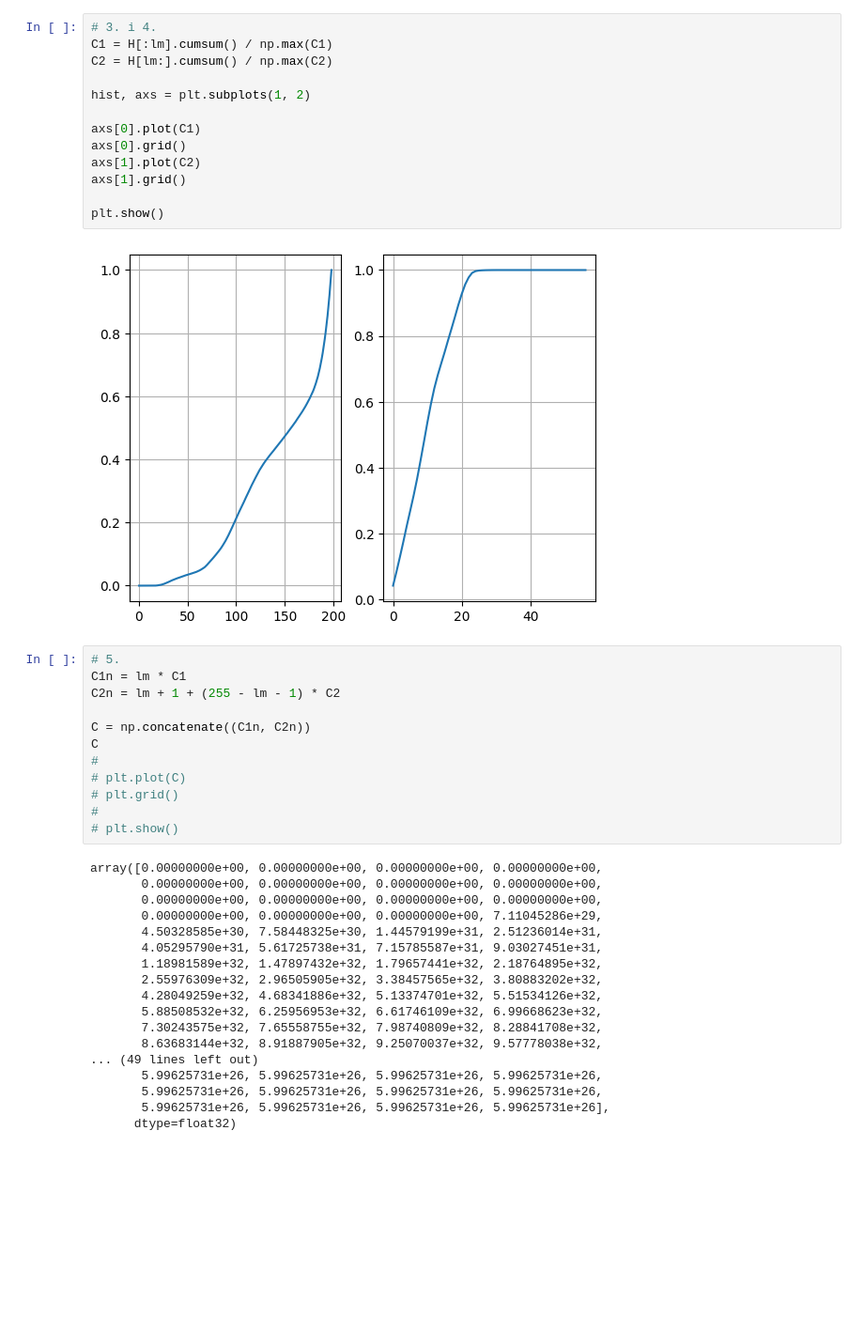
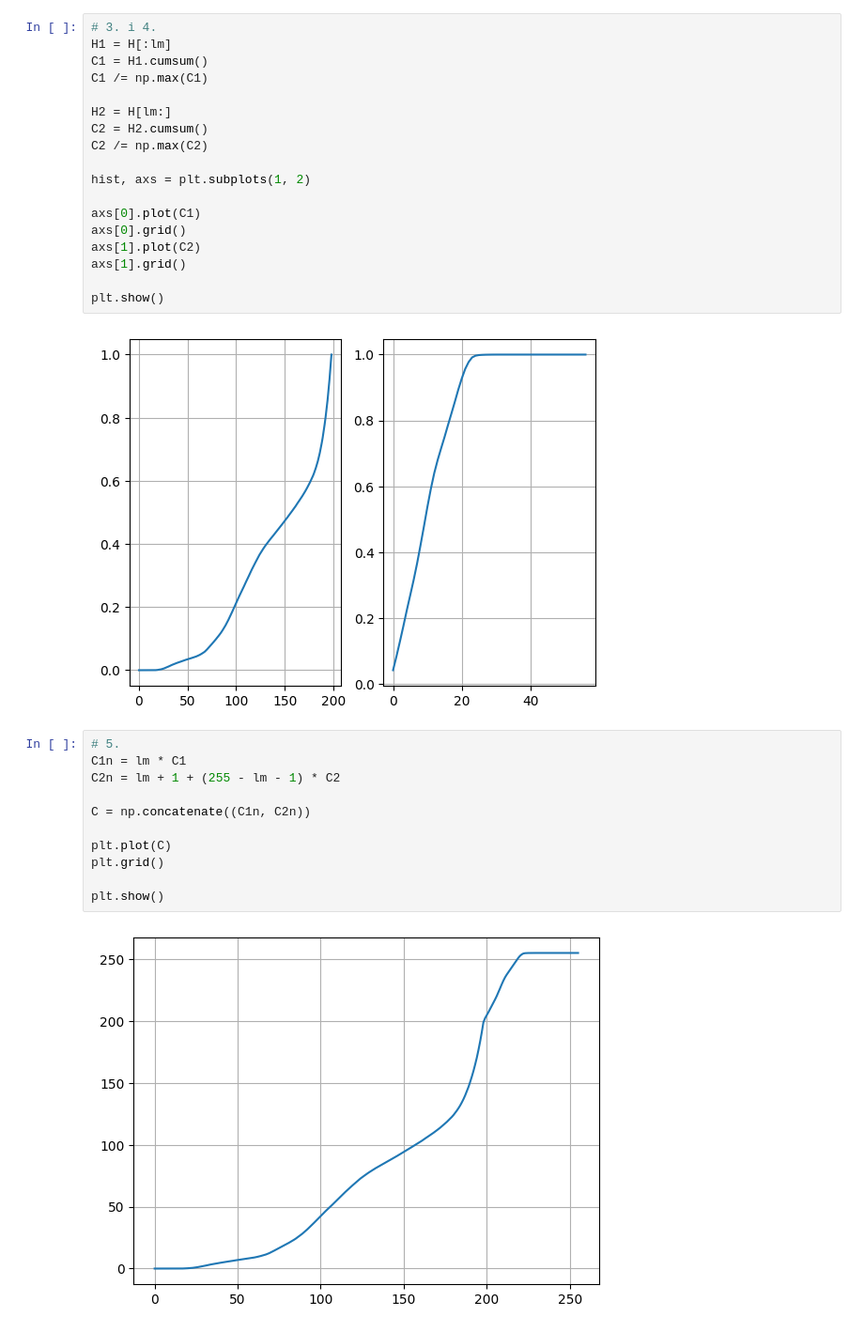
Before and after one commit to tostafin/image-processing-basics-labs, a Jupyter notebook: lab3hw/03_histogram_hw.ipynb, the cells around one changed output. Shown at 94% size. Drawn from its saved outputs; the diff is of its cells as text; blank space fills up the shorter version.

```diff
--- a/lab3hw/03_histogram_hw.ipynb
+++ b/lab3hw/03_histogram_hw.ipynb
@@ -70,8 +71,13 @@ print(lm)
 199
 # %%
 # 3. i 4.
-C1 = H[:lm].cumsum() / np.max(C1)
-C2 = H[lm:].cumsum() / np.max(C2)
+H1 = H[:lm]
+C1 = H1.cumsum()
+C1 /= np.max(C1)
+
+H2 = H[lm:]
+C2 = H2.cumsum()
+C2 /= np.max(C2)
 
 hist, axs = plt.subplots(1, 2)
 
@@ -86,30 +92,13 @@ plt.show()
 # %%
 # 5.
 C1n = lm * C1
 C2n = lm + 1 + (255 - lm - 1) * C2
 
 C = np.concatenate((C1n, C2n))
-C
-#
-# plt.plot(C)
-# plt.grid()
-#
-# plt.show()
+
+plt.plot(C)
+plt.grid()
+
+plt.show()
 # %% [output]
-array([0.00000000e+00, 0.00000000e+00, 0.00000000e+00, 0.00000000e+00,
-       0.00000000e+00, 0.00000000e+00, 0.00000000e+00, 0.00000000e+00,
-       0.00000000e+00, 0.00000000e+00, 0.00000000e+00, 0.00000000e+00,
-       0.00000000e+00, 0.00000000e+00, 0.00000000e+00, 7.11045286e+29,
-       4.50328585e+30, 7.58448325e+30, 1.44579199e+31, 2.51236014e+31,
-       4.05295790e+31, 5.61725738e+31, 7.15785587e+31, 9.03027451e+31,
-       1.18981589e+32, 1.47897432e+32, 1.79657441e+32, 2.18764895e+32,
-       2.55976309e+32, 2.96505905e+32, 3.38457565e+32, 3.80883202e+32,
-       4.28049259e+32, 4.68341886e+32, 5.13374701e+32, 5.51534126e+32,
-       5.88508532e+32, 6.25956953e+32, 6.61746109e+32, 6.99668623e+32,
-       7.30243575e+32, 7.65558755e+32, 7.98740809e+32, 8.28841708e+32,
-       8.63683144e+32, 8.91887905e+32, 9.25070037e+32, 9.57778038e+32,
-... (49 lines left out)
-       5.99625731e+26, 5.99625731e+26, 5.99625731e+26, 5.99625731e+26,
-       5.99625731e+26, 5.99625731e+26, 5.99625731e+26, 5.99625731e+26,
-       5.99625731e+26, 5.99625731e+26, 5.99625731e+26, 5.99625731e+26],
-      dtype=float32)
+[figure, added]
```
Also changed, not shown: parts of 3 cells of this notebook.
